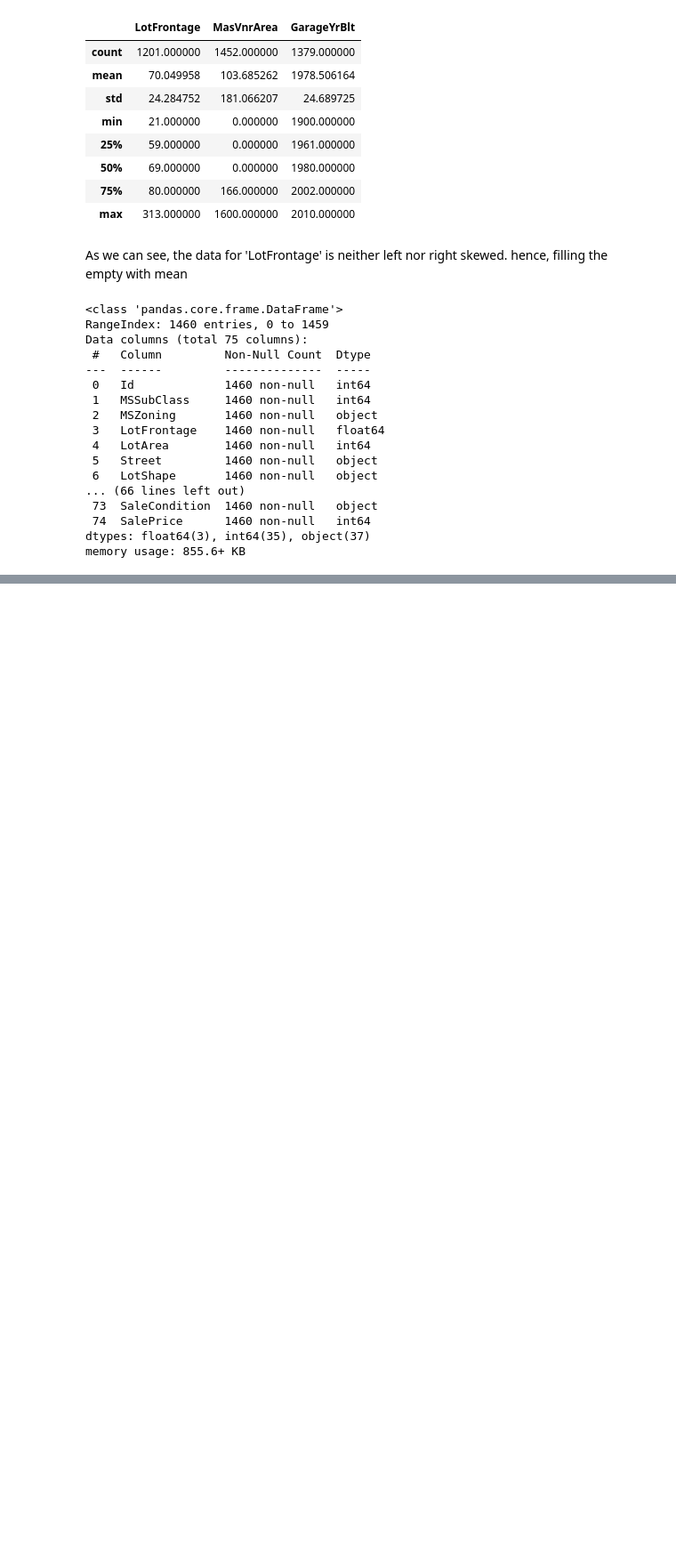
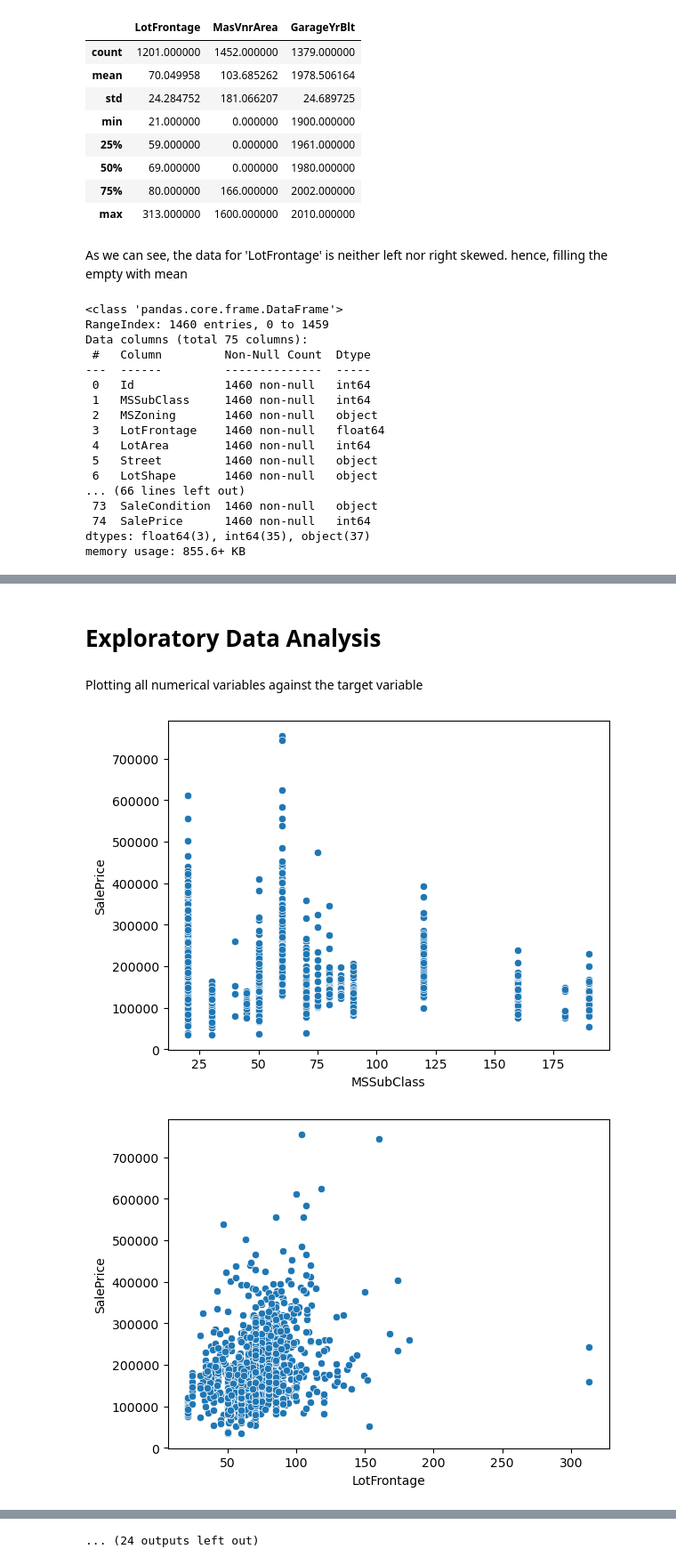
Before and after one commit to Debnath-Goutam/Housing, a Jupyter notebook: Housing.ipynb, the cells around one changed output, grey strips where cells are left out. Shown at 89% size. Drawn from its saved outputs; the diff is of its cells as text; code cells hidden in the pictures; blank space fills up the shorter version.

Commit message:
Changes to data cleaning, completed data analysis and preprocessing

```diff
--- a/Housing.ipynb
+++ b/Housing.ipynb
@@ -168,6 +142,8 @@ For filling up the remaining null values in the dataset, we do the following:
 # %%
-for i in a:
-    data[i].fillna(data[i].mode()[0], inplace=True)
-
-for i in b:
-    data[i].fillna(data[i].median(), inplace=True)
+data['MasVnrArea'].fillna(data['MasVnrArea'].median(), inplace=True)
+# %%
+data.fillna('NA', inplace=True)
+data['GarageYrBlt'].replace('NA', 0, inplace=True)
+# %%
+# Removing the column 'Id' since it does not provide any useful data
+data.pop('Id')
@@ -193,0 +183,2 @@ memory usage: 855.6+ KB
+# %% [markdown]
+# Exploratory Data Analysis
@@ -193,0 +188,13 @@ memory usage: 855.6+ KB
+# %%
+num_cols = data.select_dtypes(['int64', 'float64']).columns
+cat_cols = data.select_dtypes(['object']).columns
+num_cols = num_cols.drop('SalePrice')
+# %% [markdown]
+Plotting all numerical variables against the target variable
+# %%
+for i in num_cols:
+    sns.scatterplot(data=data, x=i, y=data['SalePrice'])
+    plt.show()
+# %% [output]
+[figure, added]
+[figure, added]
@@ -193,0 +211 @@ memory usage: 855.6+ KB
+... (24 outputs left out)
```
Also changed, not shown: parts of 35 cells of this notebook.
